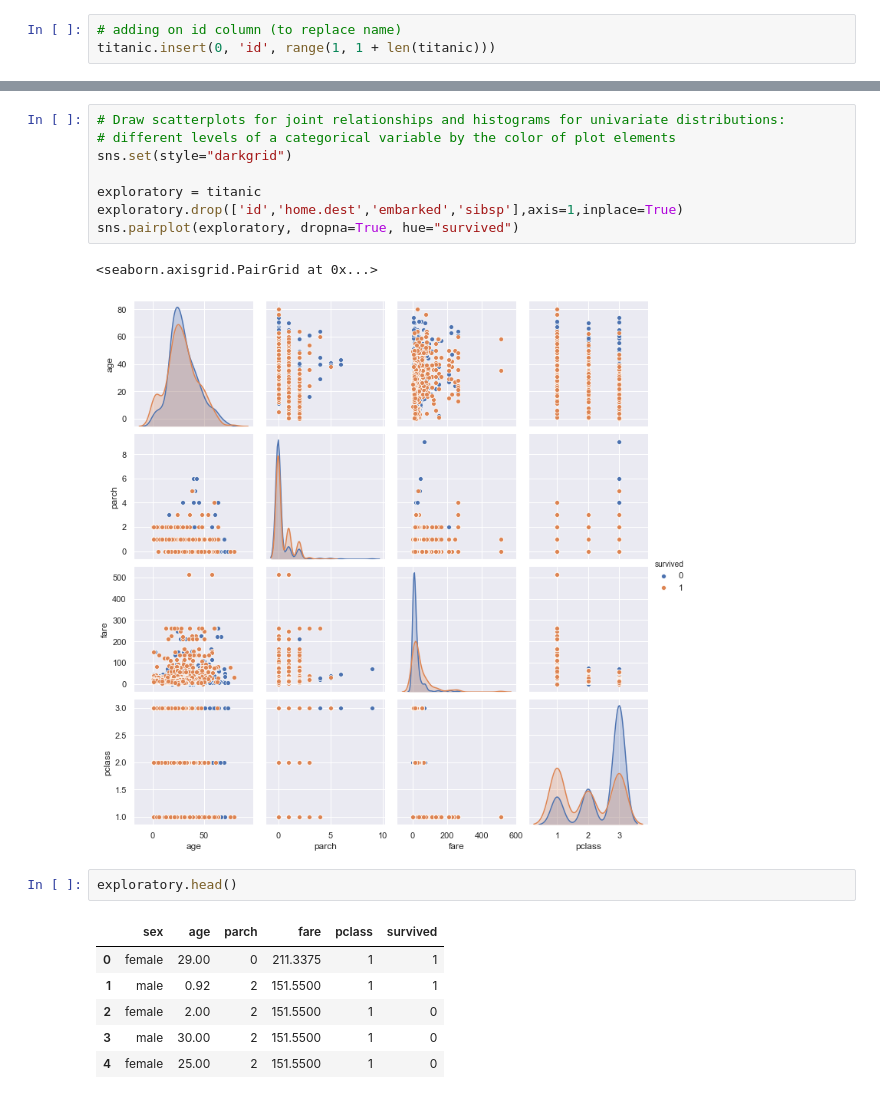
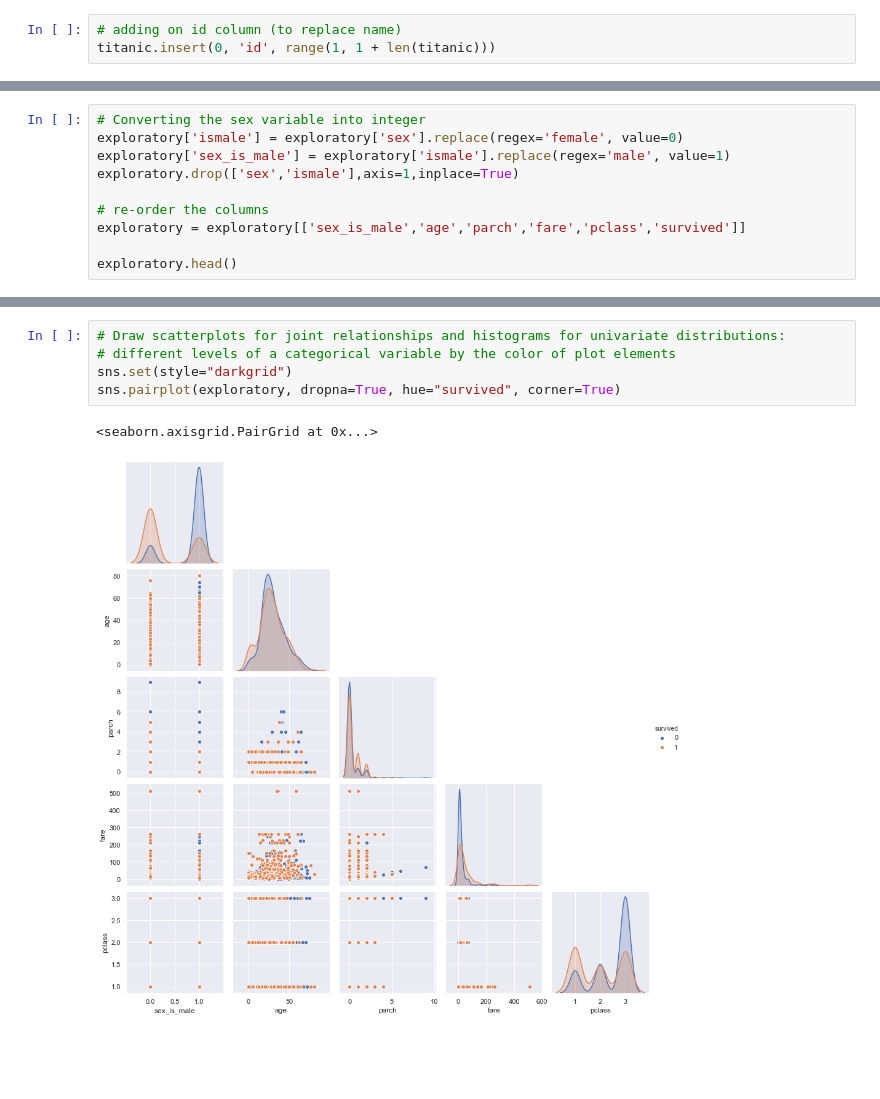
Before and after one commit to antoinedme/titanic-dataset-ml, a Jupyter notebook: Titanic-MachineLearning.ipynb, the cells around one changed output, grey strips where cells are left out. Saved outputs shown, nothing was run; the diff lists cells and outputs as text; blank space fills up the shorter version.

Commit message:
Cleaning data and pairplot improve

```diff
--- a/Titanic-MachineLearning.ipynb
+++ b/Titanic-MachineLearning.ipynb
@@ -126,0 +129,10 @@ graph.set_ylabels("survival probability")
+# %%
+# Converting the sex variable into integer
+exploratory['ismale'] = exploratory['sex'].replace(regex='female', value=0)
+exploratory['sex_is_male'] = exploratory['ismale'].replace(regex='male', value=1)
+exploratory.drop(['sex','ismale'],axis=1,inplace=True)
+
+# re-order the columns
+exploratory = exploratory[['sex_is_male','age','parch','fare','pclass','survived']]
+
+exploratory.head()
@@ -127,20 +146,8 @@ graph.set_ylabels("survival probability")
 # %%
 # Draw scatterplots for joint relationships and histograms for univariate distributions:
 # different levels of a categorical variable by the color of plot elements
 sns.set(style="darkgrid")
-
-exploratory = titanic
-exploratory.drop(['id','home.dest','embarked','sibsp'],axis=1,inplace=True)
-sns.pairplot(exploratory, dropna=True, hue="survived")
+sns.pairplot(exploratory, dropna=True, hue="survived", corner=True)
 # %% [output]
 <seaborn.axisgrid.PairGrid at 0x...>
-[figure, old version]
+[figure, new version]
-# %%
-exploratory.head()
-# %% [output]
-|  | sex | age | parch | fare | pclass | survived |
-| 0 | female | 29.00 | 0 | 211.3375 | 1 | 1 |
-| 1 | male | 0.92 | 2 | 151.5500 | 1 | 1 |
-| 2 | female | 2.00 | 2 | 151.5500 | 1 | 0 |
-| 3 | male | 30.00 | 2 | 151.5500 | 1 | 0 |
-| 4 | female | 25.00 | 2 | 151.5500 | 1 | 0 |
```
Also changed, not shown: parts of 6 cells of this notebook.
